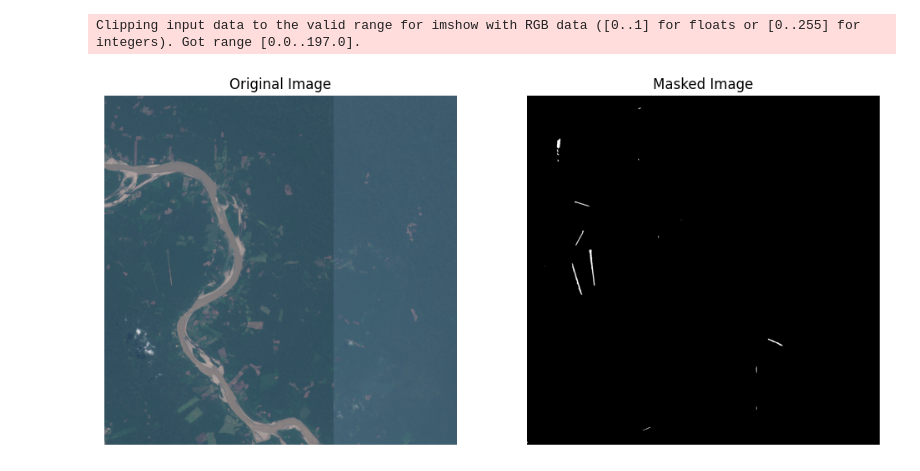
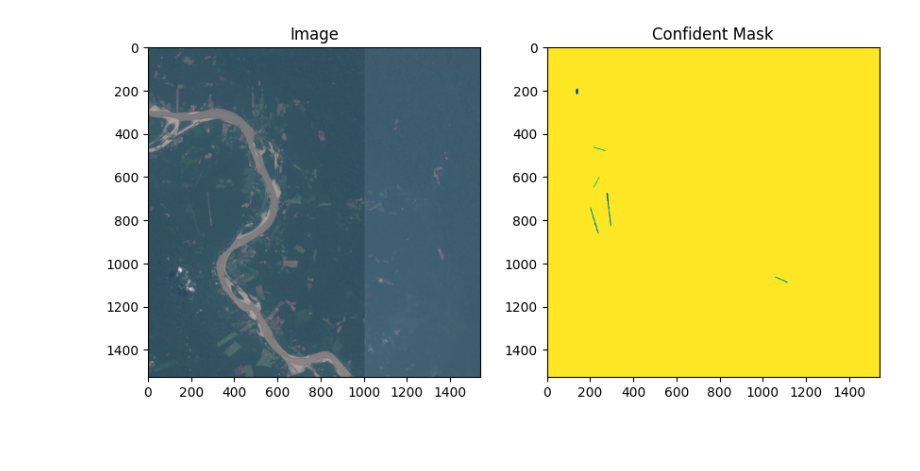
Before and after one commit to Pavel418/runaway-satellite-detection, a Jupyter notebook: train_pytorch.ipynb, the cells around one changed output. Drawn from its saved outputs; the diff is of its cells as text; code cells hidden in the pictures; blank space fills up the shorter version.

```diff
--- a/train_pytorch.ipynb
+++ b/train_pytorch.ipynb
@@ -167,24 +92,23 @@ plt.imshow(pred_mask)
-# %%
-image_np = np.array(image)  # Convert PILImage to numpy array
-mask_np = pred_mask.numpy()  # Convert TensorMask to numpy array
-
-# Ensure the mask is in binary form (if needed)
-mask_np = (mask_np > 0).astype(np.float32)  # You can customize this threshold if necessary
-
-# Now multiply the image by the mask (you can use the mask to highlight certain regions)
-masked_image = image_np * mask_np[..., np.newaxis]  # Adding new axis for the color channels if needed
-
-# Plot the original and masked images
-fig, axes = plt.subplots(1, 2, figsize=(12, 6))
-axes[0].imshow(image_np)
-axes[0].set_title("Original Image")
-axes[0].axis('off')
-
-axes[1].imshow(masked_image)
-axes[1].set_title("Masked Image")
-axes[1].axis('off')
-
-plt.show()
-# %% [output]
-Clipping input data to the valid range for imshow with RGB data ([0..1] for floats or [0..255] for integers). Got range [0.0..197.0].
-[figure, removed]
+# %%
+class_0_probs = outputs[0]
+class_1_probs = outputs[1]
+# %%
+confident_mask_6 = class_1_probs < 0.6
+confident_mask_8 = class_1_probs < 0.8
+confident_mask_9 = class_1_probs < 0.9
+# %%
+plt.figure(figsize=(10, 5))
+
+# Display the first image
+plt.subplot(1, 2, 1)
+plt.imshow(image)
+plt.title('Image')
+
+# Display the second image
+plt.subplot(1, 2, 2)
+plt.imshow(confident_mask_9)
+plt.title('Confident Mask')
+
+plt.show()
+# %% [output]
+[figure, added]
```
Also changed, not shown: parts of 27 cells of this notebook, 22 other files.
